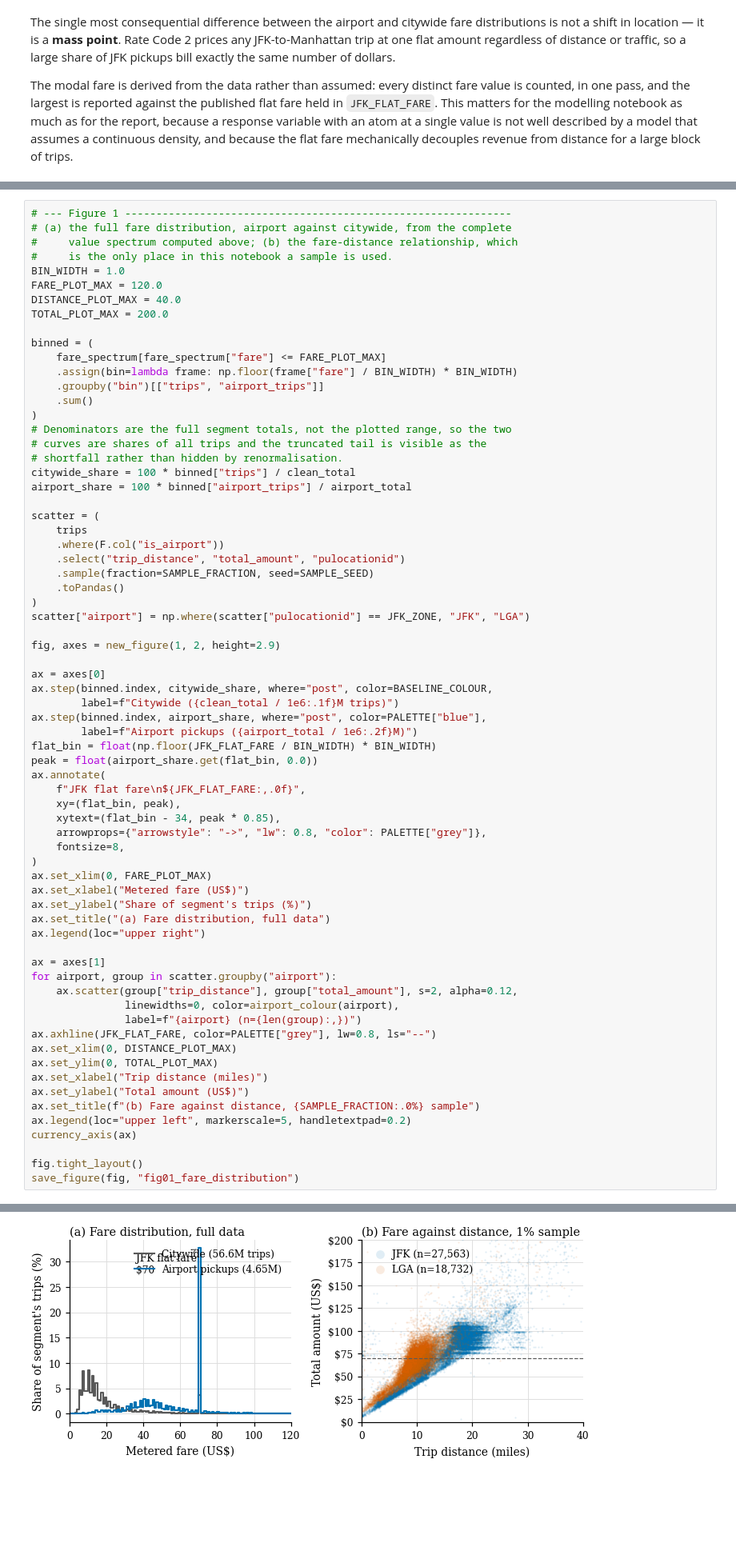
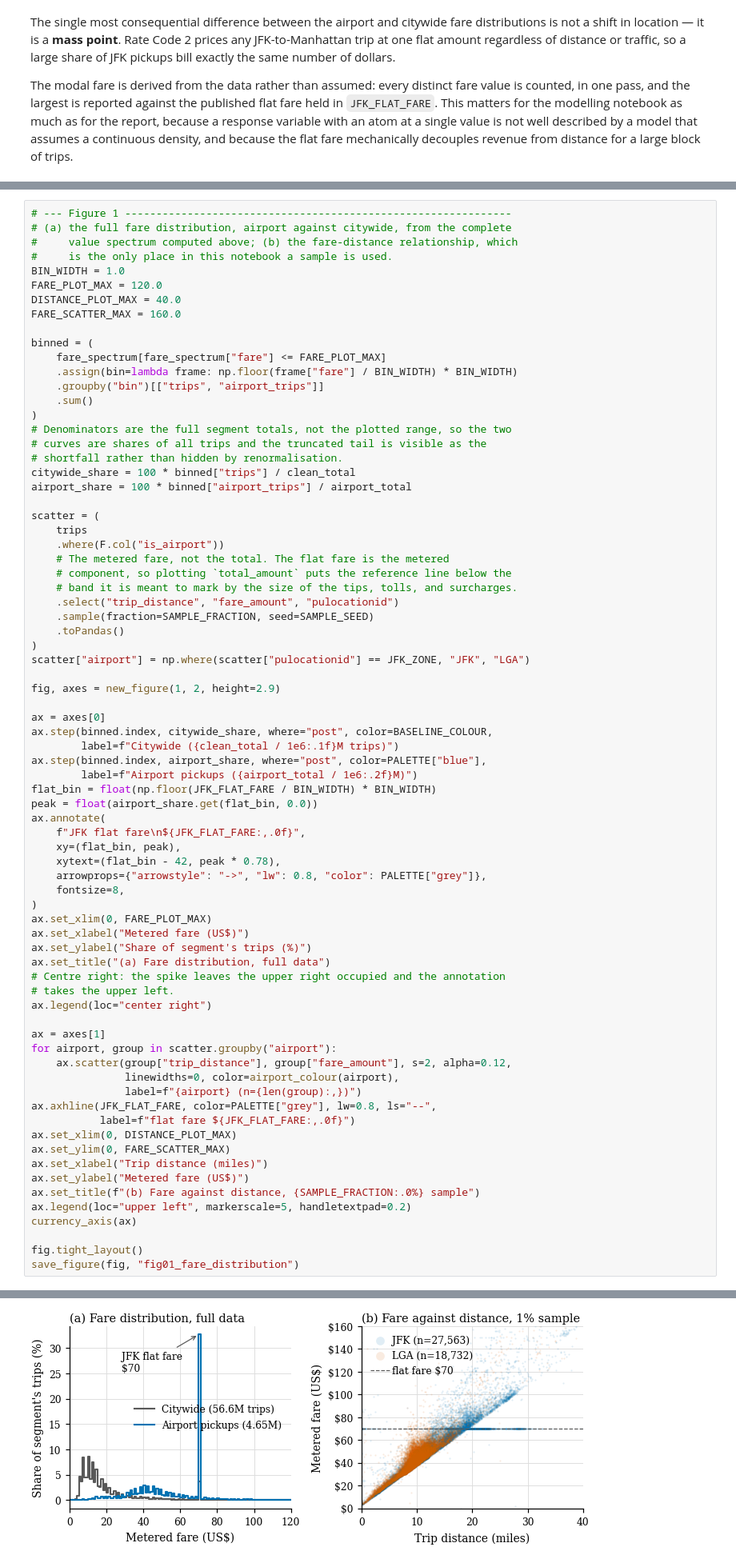
Before and after one commit to SavvyHack/ADS-project1-testing, a Jupyter notebook: notebooks/3_analysis.ipynb, the cells around one changed output, grey strips where cells are left out. Shown at 80% size. Cells and saved outputs as stored; diff of their text form; blank space fills up the shorter version.

```diff
--- a/notebooks/3_analysis.ipynb
+++ b/notebooks/3_analysis.ipynb
@@ -556,7 +639,7 @@ Rate Code 2 trips recorded by 2a: 2,019,422
 BIN_WIDTH = 1.0
 FARE_PLOT_MAX = 120.0
 DISTANCE_PLOT_MAX = 40.0
-TOTAL_PLOT_MAX = 200.0
+FARE_SCATTER_MAX = 160.0
 
 binned = (
     fare_spectrum[fare_spectrum["fare"] <= FARE_PLOT_MAX]
@@ -573,7 +656,10 @@ airport_share = 100 * binned["airport_trips"] / airport_total
 scatter = (
     trips
     .where(F.col("is_airport"))
-    .select("trip_distance", "total_amount", "pulocationid")
+    # The metered fare, not the total. The flat fare is the metered
+    # component, so plotting `total_amount` puts the reference line below the
+    # band it is meant to mark by the size of the tips, tolls, and surcharges.
+    .select("trip_distance", "fare_amount", "pulocationid")
     .sample(fraction=SAMPLE_FRACTION, seed=SAMPLE_SEED)
     .toPandas()
 )
@@ -587,40 +673,43 @@ ax.step(binned.index, citywide_share, where="post", color=BASELINE_COLOUR,
 ax.step(binned.index, airport_share, where="post", color=PALETTE["blue"],
         label=f"Airport pickups ({airport_total / 1e6:.2f}M)")
 flat_bin = float(np.floor(JFK_FLAT_FARE / BIN_WIDTH) * BIN_WIDTH)
 peak = float(airport_share.get(flat_bin, 0.0))
 ax.annotate(
     f"JFK flat fare\n${JFK_FLAT_FARE:,.0f}",
     xy=(flat_bin, peak),
-    xytext=(flat_bin - 34, peak * 0.85),
+    xytext=(flat_bin - 42, peak * 0.78),
     arrowprops={"arrowstyle": "->", "lw": 0.8, "color": PALETTE["grey"]},
     fontsize=8,
 )
 ax.set_xlim(0, FARE_PLOT_MAX)
 ax.set_xlabel("Metered fare (US$)")
 ax.set_ylabel("Share of segment's trips (%)")
 ax.set_title("(a) Fare distribution, full data")
-ax.legend(loc="upper right")
+# Centre right: the spike leaves the upper right occupied and the annotation
+# takes the upper left.
+ax.legend(loc="center right")
 
 ax = axes[1]
 for airport, group in scatter.groupby("airport"):
-    ax.scatter(group["trip_distance"], group["total_amount"], s=2, alpha=0.12,
+    ax.scatter(group["trip_distance"], group["fare_amount"], s=2, alpha=0.12,
                linewidths=0, color=airport_colour(airport),
                label=f"{airport} (n={len(group):,})")
-ax.axhline(JFK_FLAT_FARE, color=PALETTE["grey"], lw=0.8, ls="--")
+ax.axhline(JFK_FLAT_FARE, color=PALETTE["grey"], lw=0.8, ls="--",
+           label=f"flat fare ${JFK_FLAT_FARE:,.0f}")
 ax.set_xlim(0, DISTANCE_PLOT_MAX)
-ax.set_ylim(0, TOTAL_PLOT_MAX)
+ax.set_ylim(0, FARE_SCATTER_MAX)
 ax.set_xlabel("Trip distance (miles)")
-ax.set_ylabel("Total amount (US$)")
+ax.set_ylabel("Metered fare (US$)")
 ax.set_title(f"(b) Fare against distance, {SAMPLE_FRACTION:.0%} sample")
 ax.legend(loc="upper left", markerscale=5, handletextpad=0.2)
 currency_axis(ax)
 
 fig.tight_layout()
 save_figure(fig, "fig01_fare_distribution")
 # %% [output]
 Saved plots/fig01_fare_distribution.png
 PosixPath('/home/tavish/projects/project-1-individual-SavvyHack/plots/fig01_fare_distribution.png')
-[figure, old version]
+[figure, new version]
 # %% [markdown]
 ### Step 1e — Nulls, and what was imputed
 
```
Also changed, not shown: parts of 25 cells of this notebook, 5 other files.
